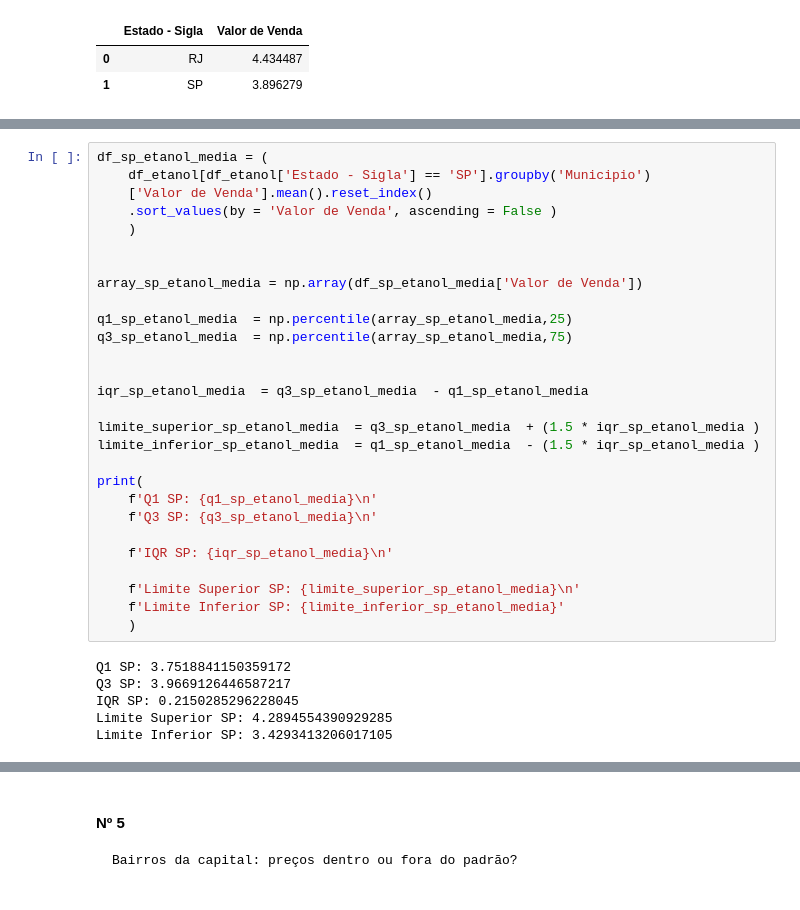
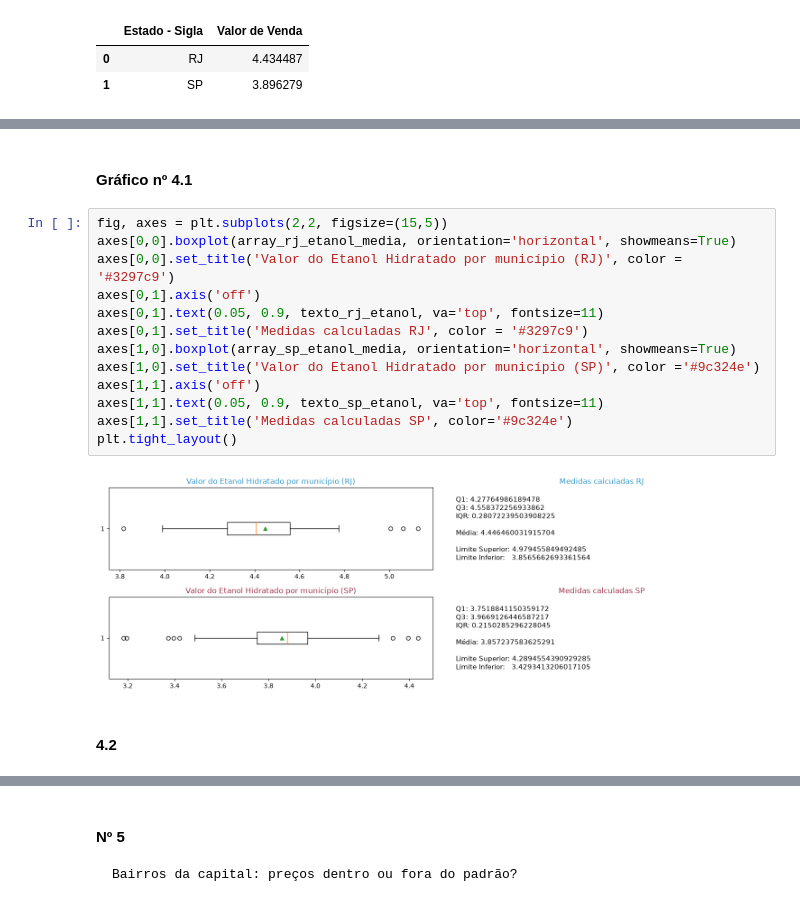
Before and after one commit to nanosvictor/UC2_senac_dados, a Jupyter notebook: mini_projeto_anp.ipynb, the cells around one changed output, grey strips where cells are left out. Drawn from its saved outputs; the diff is of its cells as text.

```diff
--- a/mini_projeto_anp.ipynb
+++ b/mini_projeto_anp.ipynb
@@ -223,37 +306,22 @@ Limite Inferior RJ: 3.8565662693361564
-# %%
-df_sp_etanol_media = (
-    df_etanol[df_etanol['Estado - Sigla'] == 'SP'].groupby('Municipio')
-    ['Valor de Venda'].mean().reset_index()
-    .sort_values(by = 'Valor de Venda', ascending = False )
-    )
-
-
-array_sp_etanol_media = np.array(df_sp_etanol_media['Valor de Venda'])
-
-q1_sp_etanol_media  = np.percentile(array_sp_etanol_media,25)
-q3_sp_etanol_media  = np.percentile(array_sp_etanol_media,75)
-
-
-iqr_sp_etanol_media  = q3_sp_etanol_media  - q1_sp_etanol_media
-
-limite_superior_sp_etanol_media  = q3_sp_etanol_media  + (1.5 * iqr_sp_etanol_media )
-limite_inferior_sp_etanol_media  = q1_sp_etanol_media  - (1.5 * iqr_sp_etanol_media )
-
-print(
-    f'Q1 SP: {q1_sp_etanol_media}\n'
-    f'Q3 SP: {q3_sp_etanol_media}\n'
-
-    f'IQR SP: {iqr_sp_etanol_media}\n'
-
-    f'Limite Superior SP: {limite_superior_sp_etanol_media}\n'
-    f'Limite Inferior SP: {limite_inferior_sp_etanol_media}'
-    )
-# %% [output]
-Q1 SP: 3.7518841150359172
-Q3 SP: 3.9669126446587217
-IQR SP: 0.2150285296228045
-Limite Superior SP: 4.2894554390929285
-Limite Inferior SP: 3.4293413206017105
+# %% [markdown]
+#### Gráfico nº 4.1
+# %%
+fig, axes = plt.subplots(2,2, figsize=(15,5))
+axes[0,0].boxplot(array_rj_etanol_media, orientation='horizontal', showmeans=True)
+axes[0,0].set_title('Valor do Etanol Hidratado por município (RJ)', color = '#3297c9')
+axes[0,1].axis('off')
+axes[0,1].text(0.05, 0.9, texto_rj_etanol, va='top', fontsize=11)
+axes[0,1].set_title('Medidas calculadas RJ', color = '#3297c9')
+axes[1,0].boxplot(array_sp_etanol_media, orientation='horizontal', showmeans=True)
+axes[1,0].set_title('Valor do Etanol Hidratado por município (SP)', color ='#9c324e')
+axes[1,1].axis('off')
+axes[1,1].text(0.05, 0.9, texto_sp_etanol, va='top', fontsize=11)
+axes[1,1].set_title('Medidas calculadas SP', color='#9c324e')
+plt.tight_layout()
+# %% [output]
+[figure, added]
+# %% [markdown]
+#### 4.2
 # %%
 limite_sup_etanol_rj = df_rj_etanol_media.loc[df_rj_etanol_media['Valor de Venda'] > limite_superior_rj_etanol_media]
 limite_inf_etanol_rj = df_rj_etanol_media.loc[df_rj_etanol_media['Valor de Venda'] < limite_inferior_rj_etanol_media]
```
Also changed, not shown: parts of 23 cells of this notebook.
